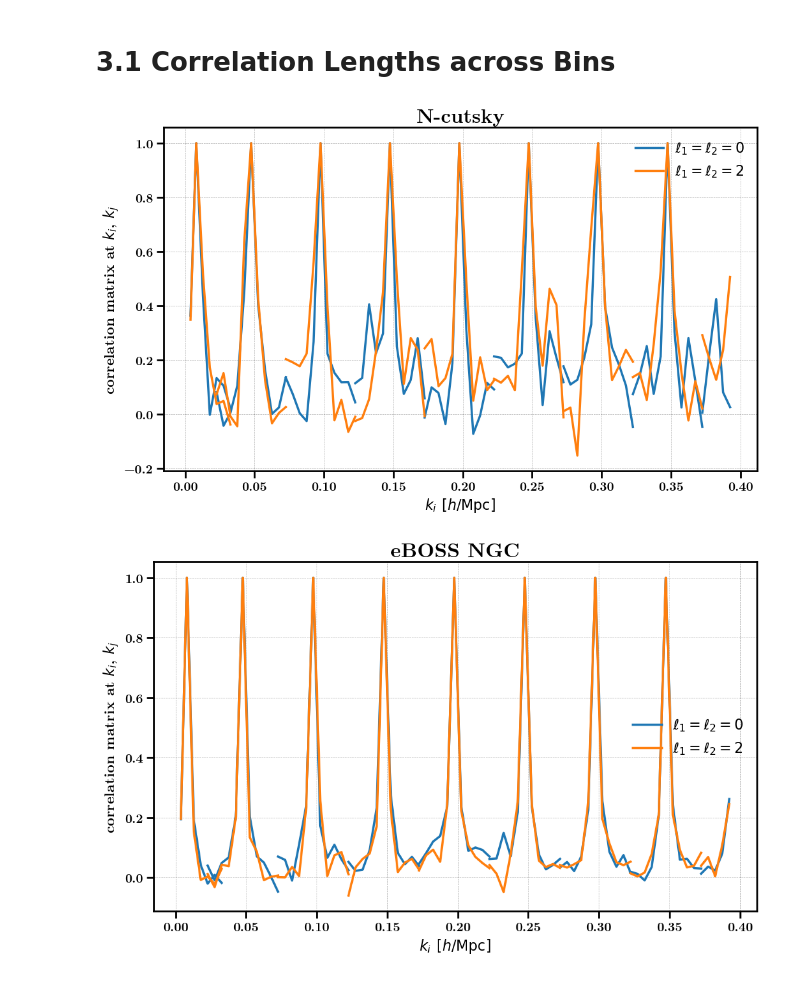
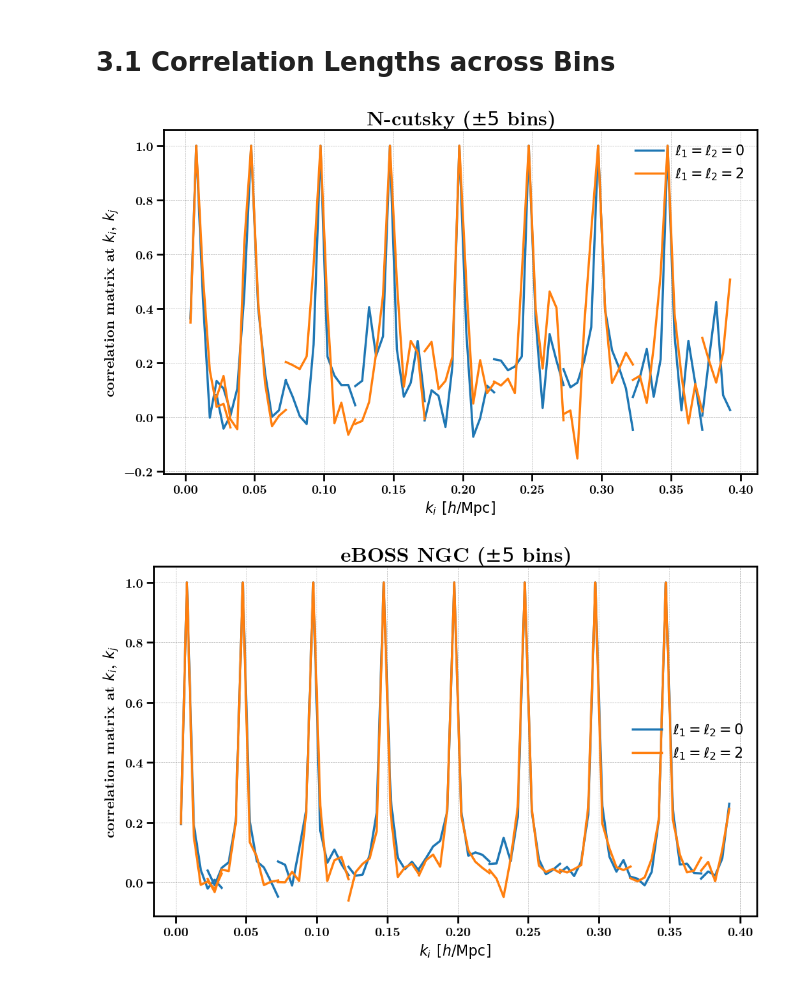
Before and after one commit to minaskar/CutskyCovariance, a Jupyter notebook: notebooks/empirical-vs-analytic.ipynb, the cells around one changed output. Saved outputs shown, nothing was run; the diff lists cells and outputs as text; code cells hidden in the pictures.

Commit message:
better titles

```diff
--- a/notebooks/empirical-vs-analytic.ipynb
+++ b/notebooks/empirical-vs-analytic.ipynb
@@ -193,17 +193,17 @@ def plot_dispersion(sim, ells, inputk, width=5):
 # %%
 ks = [0.01, 0.05, 0.1, 0.15, 0.2, 0.25, 0.3, 0.35, 0.4]
 ax = plot_dispersion('ncutsky', [0,2], ks)
-plt.title('N-cutsky')
+plt.title(r'N-cutsky ($\pm 5$ bins)')
 plt.show()
 # %% [output]
-[figure, old version]
+[figure, new version]
 # %%
 ks = [0.01, 0.05, 0.1, 0.15, 0.2, 0.25, 0.3, 0.35, 0.4]
 ax = plot_dispersion('eboss-N', [0,2], ks)
-plt.title('eBOSS NGC')
+plt.title('eBOSS NGC ($\pm 5$ bins)')
 plt.show()
 # %% [output]
-[figure, old version]
+[figure, new version]
 # %%
 ks = [0.01, 0.05, 0.1, 0.15, 0.2, 0.25, 0.3, 0.35, 0.4]
 ax = plot_dispersion('eboss-S', [0,2], ks)
```
Also changed, not shown: parts of 1 cell of this notebook.
